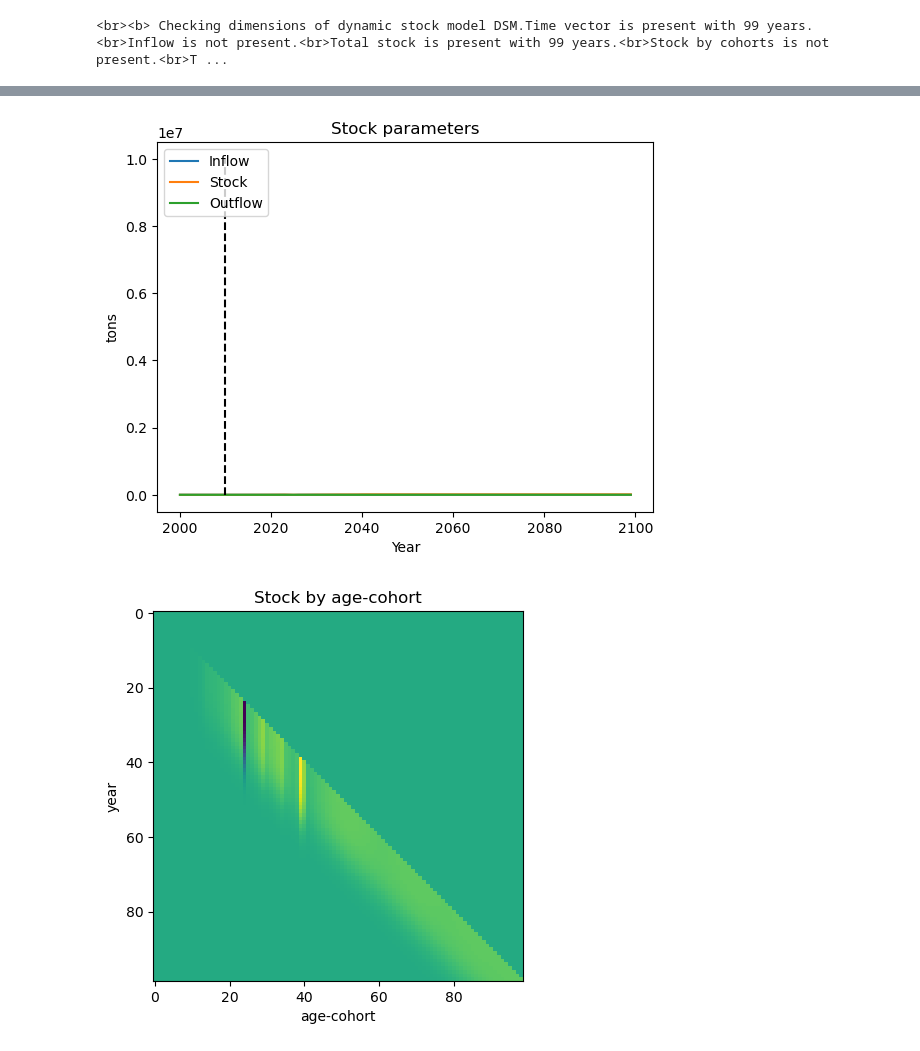
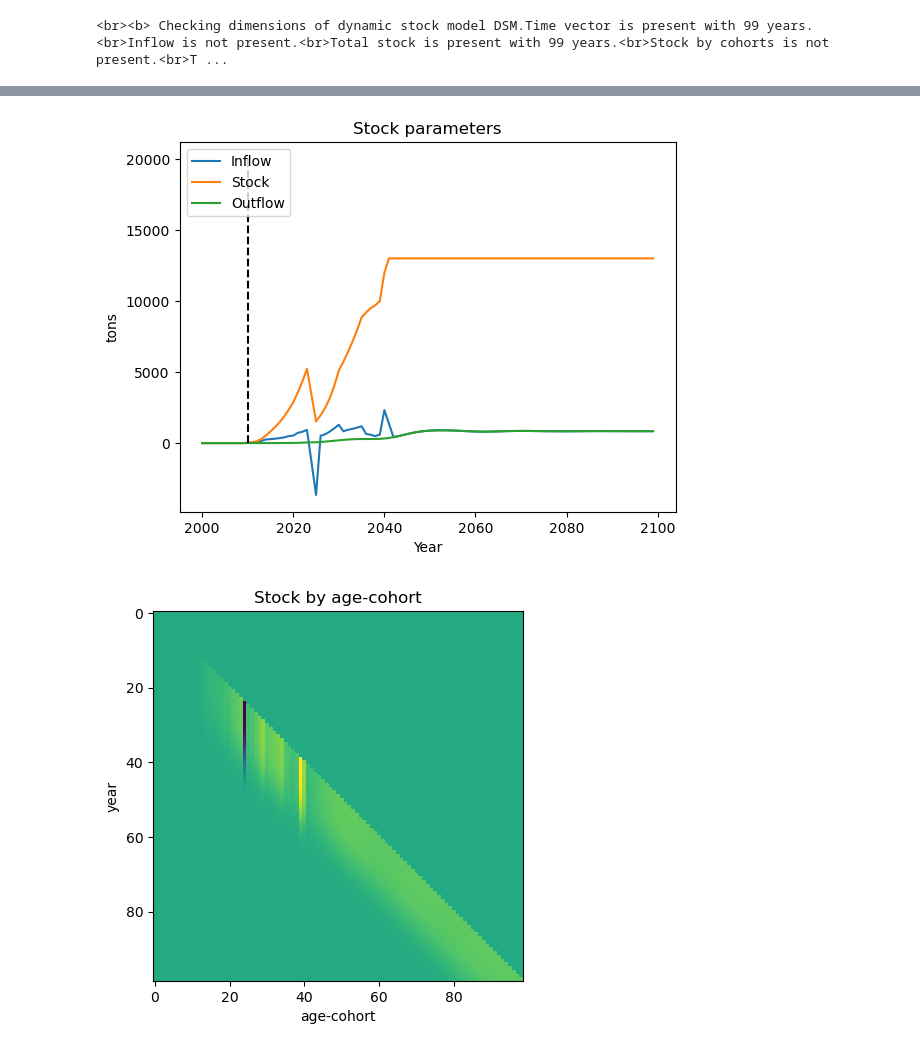
Before and after one commit to jvendries/ODYM, a Jupyter notebook: docs/LL_IEooc_Methods3_Software1_Dynamic stock modelling_Batteries.ipynb, the cells around one changed output, grey strips where cells are left out. Cells and saved outputs as stored; diff of their text form; code cells hidden in the pictures.

```diff
--- a/docs/LL_IEooc_Methods3_Software1_Dynamic stock modelling_Batteries.ipynb
+++ b/docs/LL_IEooc_Methods3_Software1_Dynamic stock modelling_Batteries.ipynb
@@ -206,15 +206,15 @@ print(Bal)
 # %%
 plt1, = plt.plot(US_DSM_Full.t, US_DSM_Full.i)
 plt2, = plt.plot(US_DSM_Full.t, US_DSM_Full.s)
 plt3, = plt.plot(US_DSM_Full.t, US_DSM_Full.o)
-plt4, = plt.plot([2010,2010],[0,1e7], color = 'k', linestyle = '--')
+plt4, = plt.plot([2010,2010],[0,2e4], color = 'k', linestyle = '--')
 plt.xlabel('Year')
 plt.ylabel('tons')
 plt.title('Stock parameters')
 plt.legend([plt1,plt2,plt3], ['Inflow','Stock','Outflow'], loc = 2)
 plt.show();
 # %% [output]
-[figure, old version]
+[figure, new version]
 # %%
 plt.imshow(US_DSM_Full.s_c,interpolation='nearest')
 plt.xlabel('age-cohort')
```
